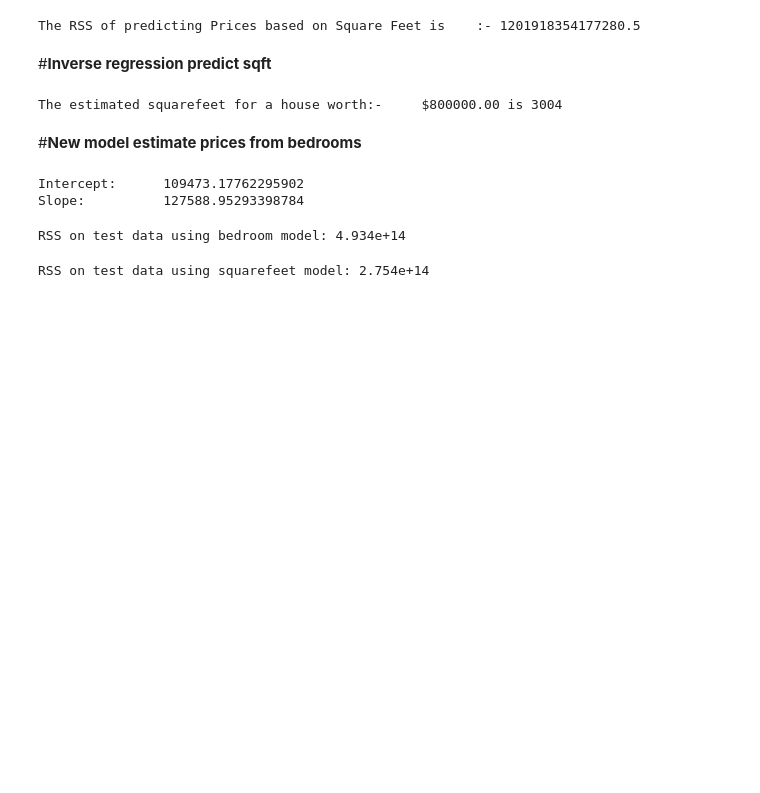
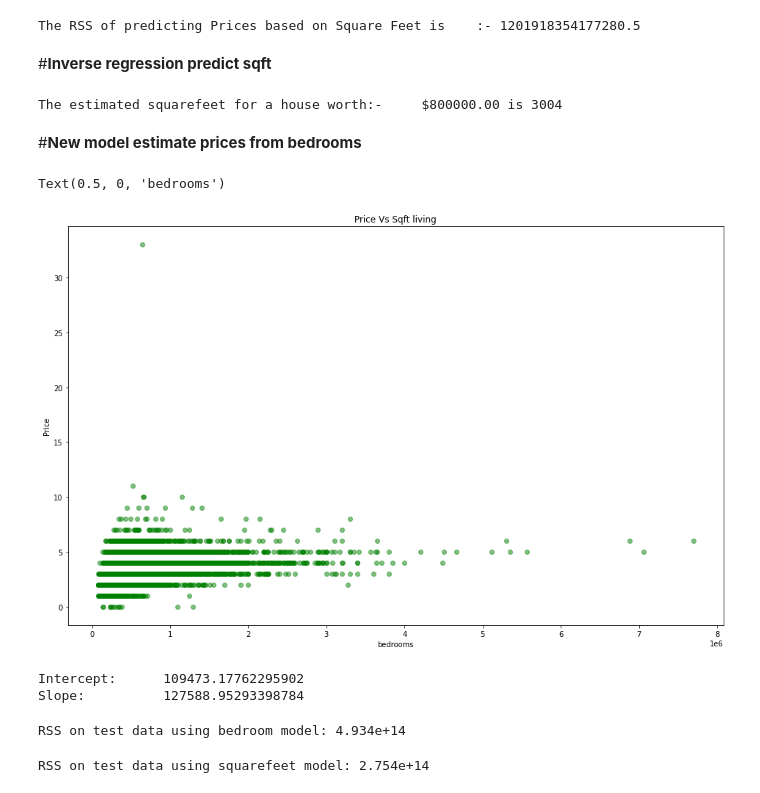
Before and after one commit to shyamjith94/Machine-Learning-Regression, a Jupyter notebook: SimpleLinearReression.ipynb, the cells around one changed output. Cells and saved outputs as stored; diff of their text form; code cells hidden in the pictures; blank space fills up the shorter version.

```diff
--- a/SimpleLinearReression.ipynb
+++ b/SimpleLinearReression.ipynb
@@ -309,6 +309,15 @@ print("The estimated squarefeet for a house worth:-\t $%.2f is %d" % (my_house_p
 The estimated squarefeet for a house worth:-     $800000.00 is 3004
 # %% [markdown]
 #**New model estimate prices from bedrooms**
+# %%
+plt.figure(figsize=(16,10))
+plt.title("Price Vs Sqft living")
+plt.scatter(data["price"], data["bedrooms"], c="green", alpha=0.5)
+plt.ylabel("Price")
+plt.xlabel("bedrooms")
+# %% [output]
+Text(0.5, 0, 'bedrooms')
+[figure, added]
 # %%
 bd_intercept, bd_slope = linear_regression(train_data['bedrooms'], train_data['price'])
 
```
